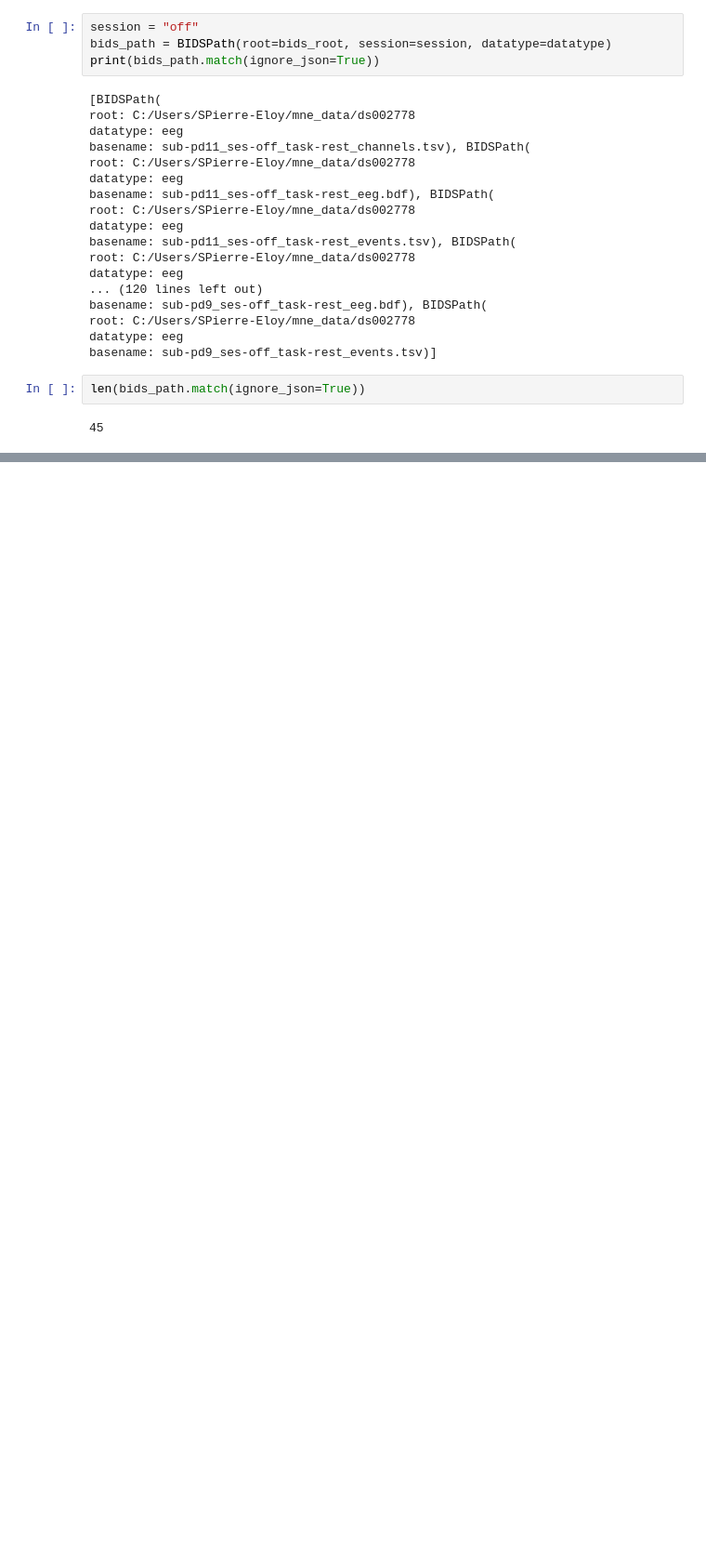
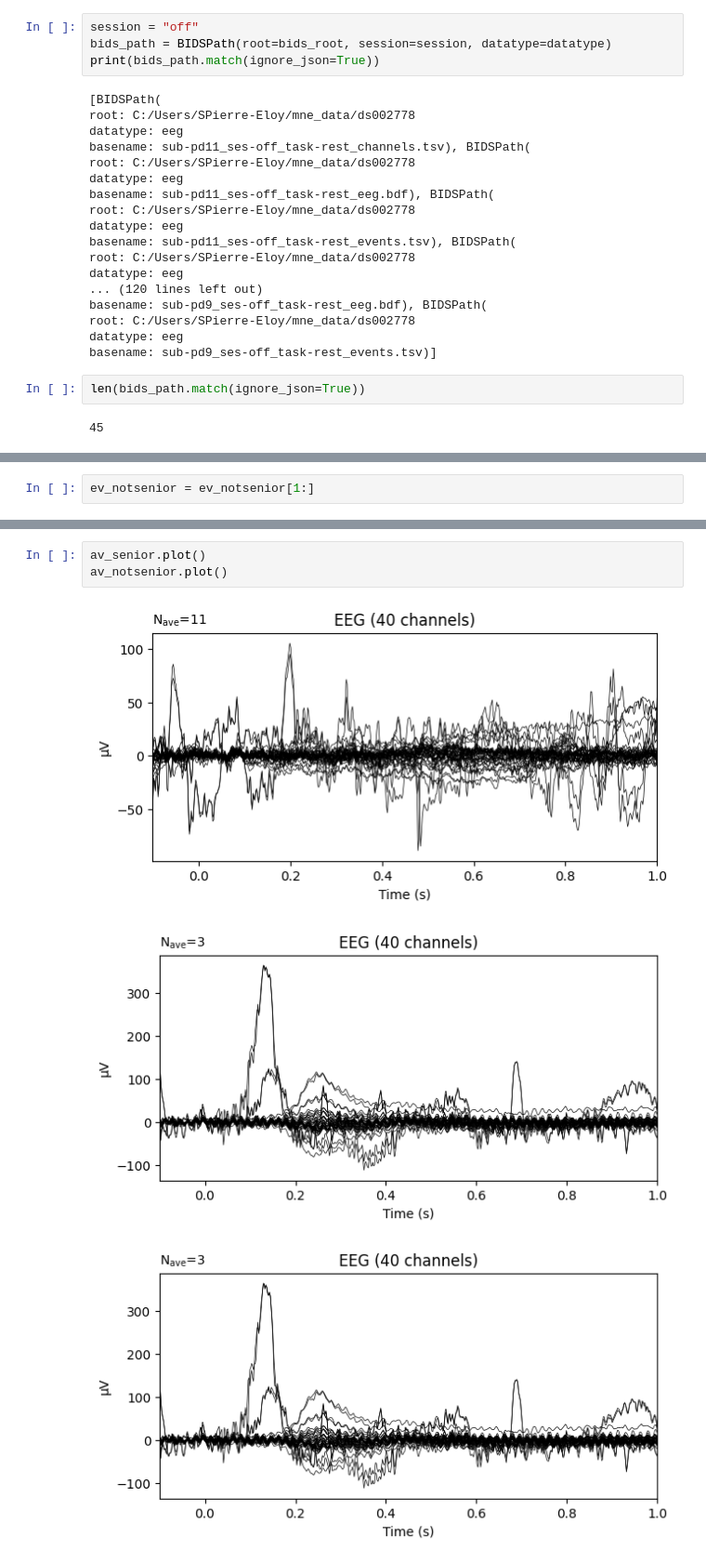
Before and after one commit to SPierre-Eloy/In-HousePOC3, a Jupyter notebook: in_housepoc3/Openneuro.ipynb, the cells around one changed output, grey strips where cells are left out. Shown at 93% size. Saved outputs shown, nothing was run; the diff lists cells and outputs as text; blank space fills up the shorter version.

```diff
--- a/in_housepoc3/Openneuro.ipynb
+++ b/in_housepoc3/Openneuro.ipynb
@@ -146,0 +277,2 @@ print(senior)
+# %%
+ev_notsenior = ev_notsenior[1:]
@@ -146,0 +285,7 @@ print(senior)
+# %%
+av_senior.plot()
+av_notsenior.plot()
+# %% [output]
+[figure, added]
+[figure, added]
+[figure, added]
```
Also changed, not shown: parts of 10 cells of this notebook.
